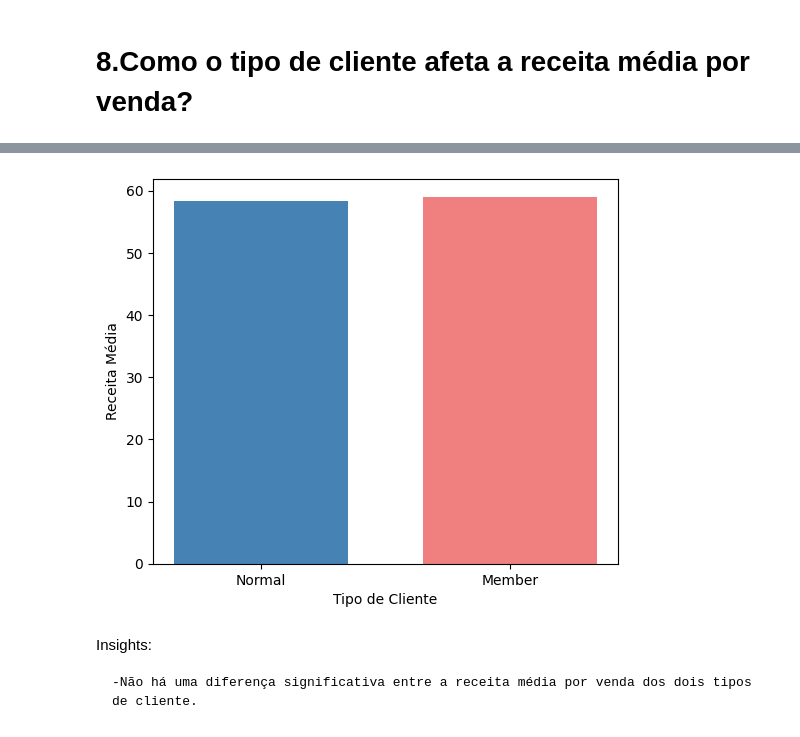
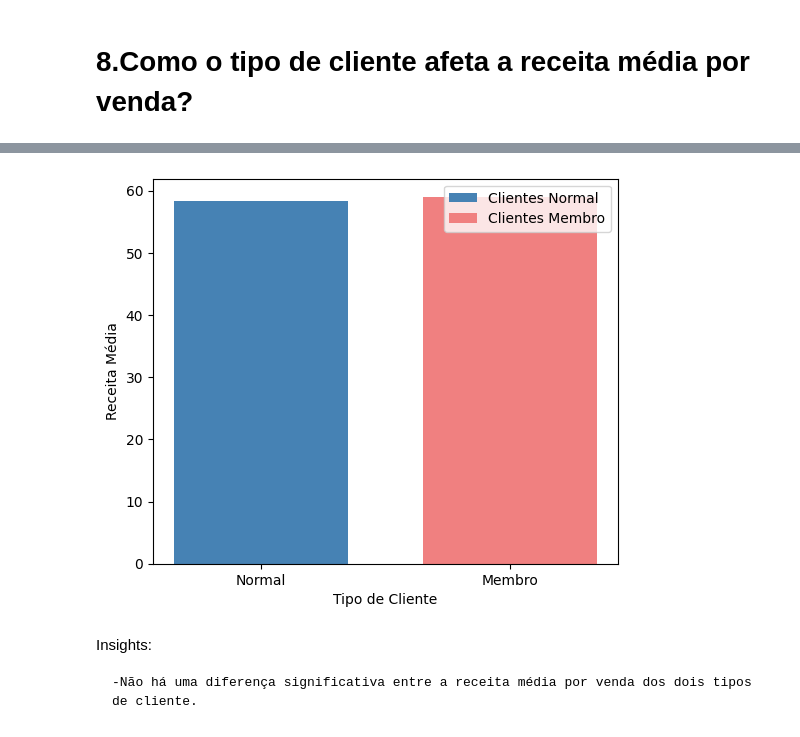
Before and after one commit to felipelib/Analise-Exploratoria-Supermercado, a Jupyter notebook: Análise Exploratória-Supermercado.ipynb, the cells around one changed output, grey strips where cells are left out. Cells and saved outputs as stored; diff of their text form; code cells hidden in the pictures.

```diff
--- a/Análise Exploratória-Supermercado.ipynb
+++ b/Análise Exploratória-Supermercado.ipynb
@@ -451,8 +443,13 @@ Insights:
 # %% [markdown]
 # 8.Como o tipo de cliente afeta a receita média por venda?
 # %%
-df_membro = df.loc[(df['Customer type'] == 'Member')]
-df_normal = df.loc[(df['Customer type'] == 'Normal')]
+df_membro = df.loc[df['Customer type'] == 'Member']
+df_normal = df.loc[df['Customer type'] == 'Normal']
 
-df_normal['Receita Média Normal'] = df_normal['Total'].sum() / df_normal['Quantity'].sum()
-df_membro['Receita Média Membro'] = df_membro['Total'].sum() / df_membro['Quantity'].sum()
+# Calcular receitas médias
+receita_media_normal = df_normal['Total'].sum() / df_normal['Quantity'].sum()
+receita_media_membro = df_membro['Total'].sum() / df_membro['Quantity'].sum()
+
+# Adicionar colunas explicitamente
+df_normal = df_normal.assign(Receita_Média_Normal=receita_media_normal)
+df_membro = df_membro.assign(Receita_Média_Membro=receita_media_membro)
@@ -470,24 +456,18 @@ See the caveats in the documentation: https://pandas.pydata.org/pandas-docs/stab
 # %%
-fig = plt.figure(figsize=(6,5))
+fig = plt.figure(figsize=(6, 5))
 
-fig.add_subplot()
-plt.bar(df_normal['Customer type'],
-         df_normal['Receita Média Normal'],
-         label = "Clientes Normal",
-         color = 'steelblue',
-         width = 0.7)
+plt.bar(['Normal'], [receita_media_normal],
+        label="Clientes Normal", color='steelblue', width=0.7)
 
-plt.bar(df_membro['Customer type'],
-        df_membro['Receita Média Membro'],
-        color = 'lightcoral',
-        label = "Clientes Membro",
-        width = 0.7)
+plt.bar(['Membro'], [receita_media_membro],
+        label="Clientes Membro", color='lightcoral', width=0.7)
 
 plt.xlabel("Tipo de Cliente")
 plt.ylabel("Receita Média")
-plt.show(fig)
+plt.legend()
+plt.show()
 # %% [output]
-[figure, old version]
+[figure, new version]
 # %% [markdown]
 Insights:
 
```
Also changed, not shown: parts of 8 cells of this notebook.
